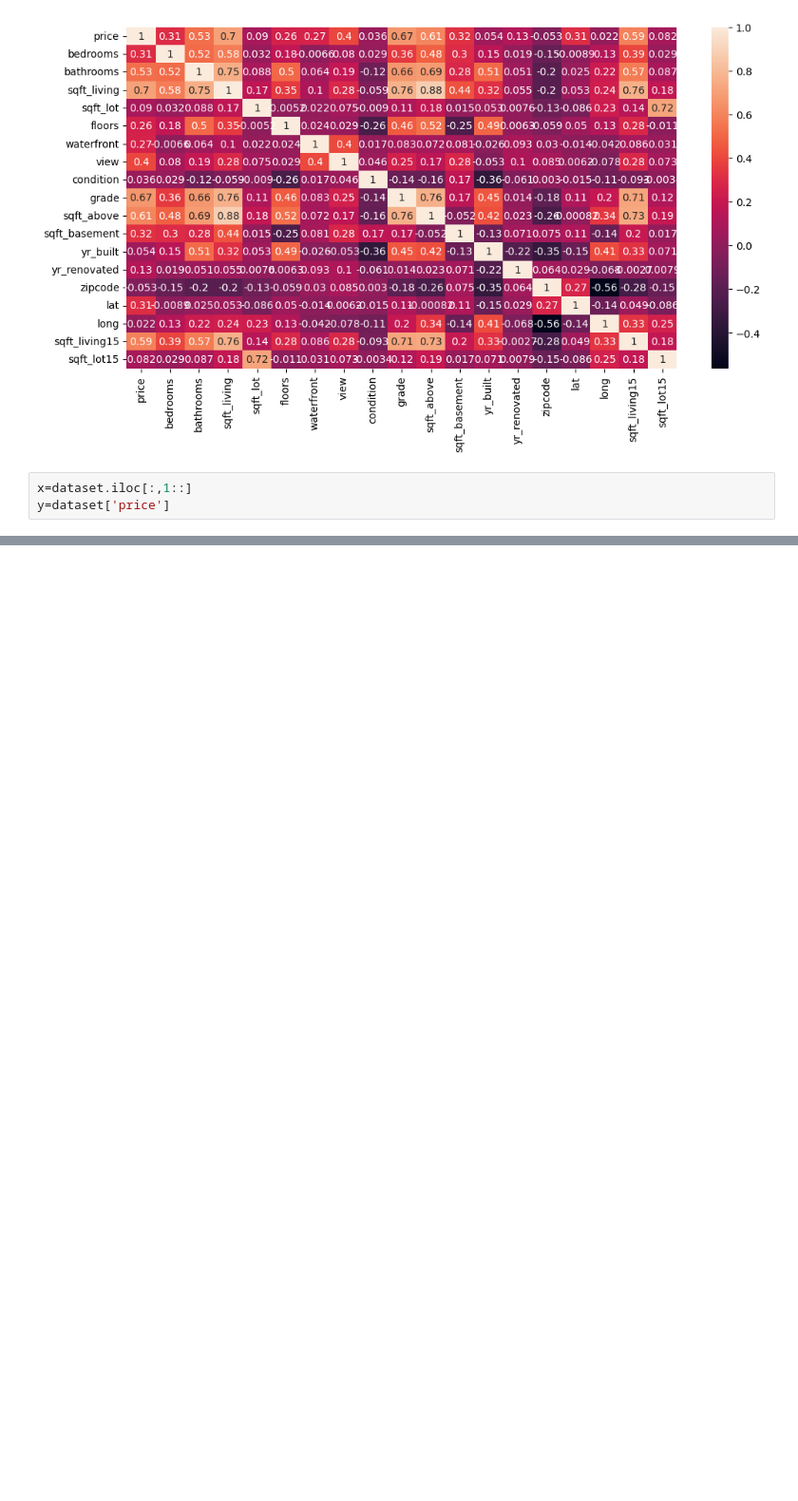
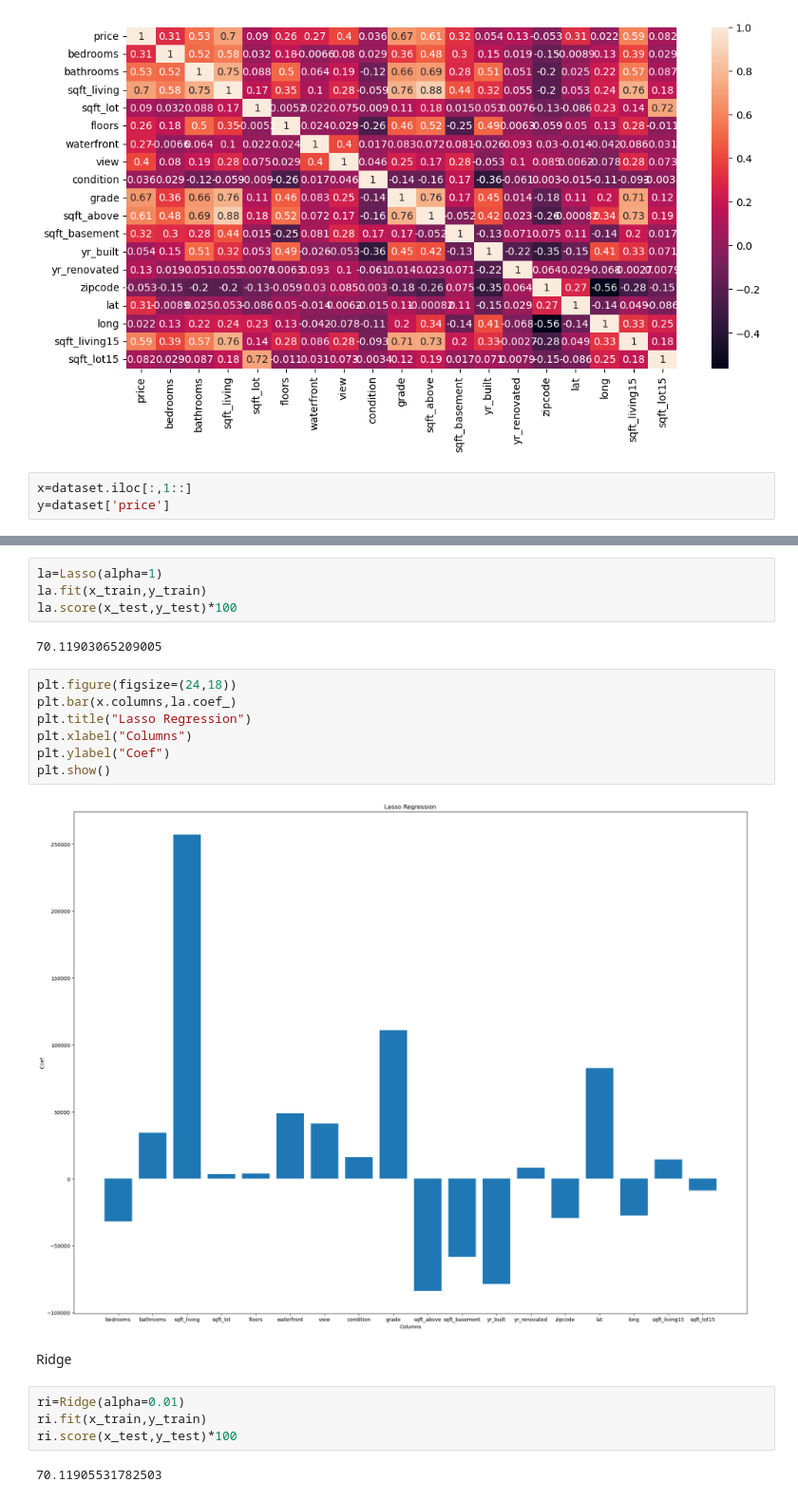
Before and after one commit to 07fahim/Python, a Jupyter notebook: Python/Supervised Learning in ML/Lasso and Ridge Reg.ipynb, the cells around one changed output, grey strips where cells are left out. Shown at 95% size. Cells and saved outputs as stored; diff of their text form; blank space fills up the shorter version.

```diff
--- a/Python/Supervised Learning in ML/Lasso and Ridge Reg.ipynb
+++ b/Python/Supervised Learning in ML/Lasso and Ridge Reg.ipynb
@@ -76,0 +100,23 @@ array([[-1.47384096, -1.44746357, -0.97983502, ..., -0.30607896,
+# %%
+la=Lasso(alpha=1)
+la.fit(x_train,y_train)
+la.score(x_test,y_test)*100
+# %% [output]
+70.11903065209005
+# %%
+plt.figure(figsize=(24,18))
+plt.bar(x.columns,la.coef_)
+plt.title("Lasso Regression")
+plt.xlabel("Columns")
+plt.ylabel("Coef")
+plt.show()
+# %% [output]
+[figure, added]
+# %% [markdown]
+Ridge
+# %%
+ri=Ridge(alpha=0.01)
+ri.fit(x_train,y_train)
+ri.score(x_test,y_test)*100
+# %% [output]
+70.11905531782503
```
Also changed, not shown: parts of 7 cells of this notebook.
